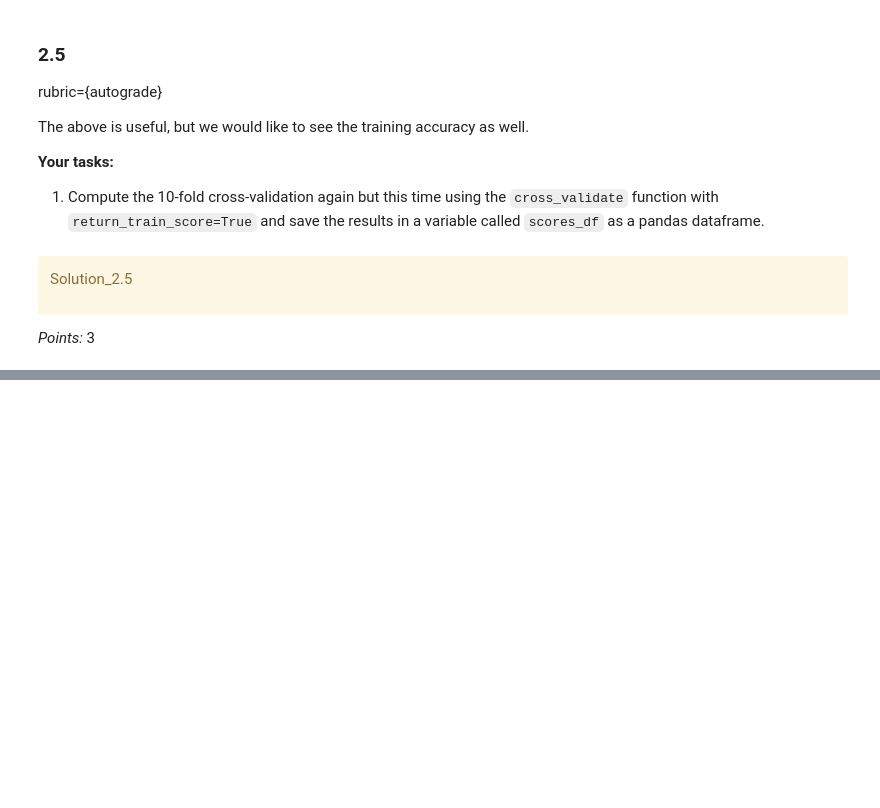
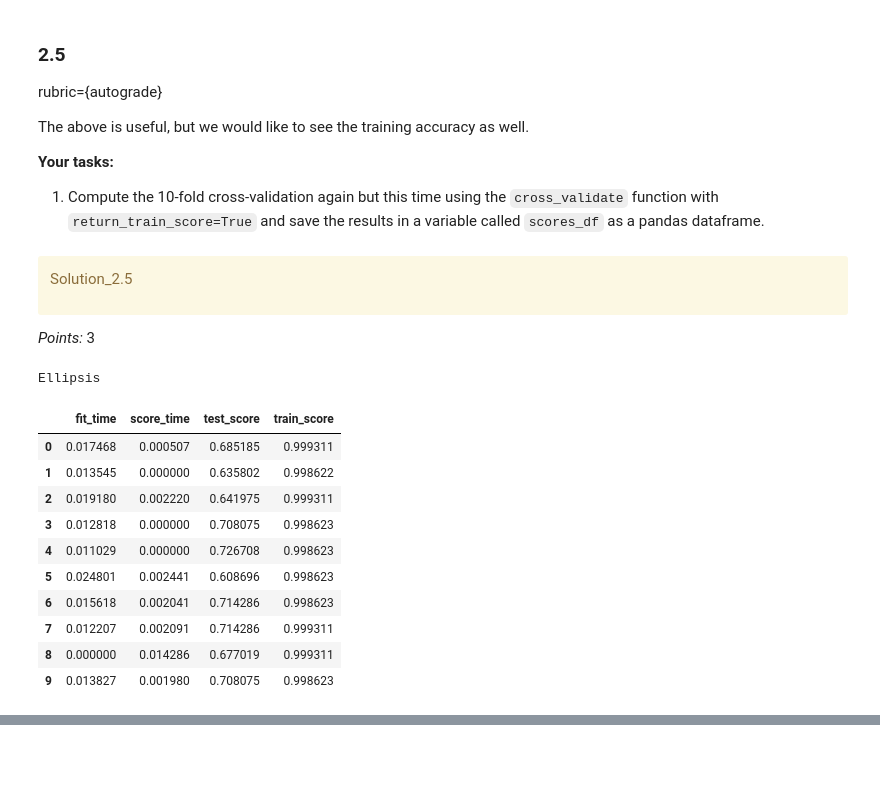
Before and after one commit to Adeesh-devanand/cpsc330-2023s, a Jupyter notebook: hw/hw2/hw2.ipynb, the cells around one changed output, grey strips where cells are left out. Cells and saved outputs as stored; diff of their text form; code cells hidden in the pictures; blank space fills up the shorter version.

```diff
--- a/hw/hw2/hw2.ipynb
+++ b/hw/hw2/hw2.ipynb
@@ -408,9 +423,25 @@ Solution_2.5
 </div>
 
 _Points:_ 3
+# %%
+scores_df = pd.DataFrame(cross_validate(spotify_tree, X_train, y_train, cv=10, return_train_score=True))
+
+...
+# %% [output]
+Ellipsis
 # %%
-scores_df = None
-
-...
+scores_df
+# %% [output]
+|  | fit_time | score_time | test_score | train_score |
+| 0 | 0.017468 | 0.000507 | 0.685185 | 0.999311 |
+| 1 | 0.013545 | 0.000000 | 0.635802 | 0.998622 |
+| 2 | 0.019180 | 0.002220 | 0.641975 | 0.999311 |
+| 3 | 0.012818 | 0.000000 | 0.708075 | 0.998623 |
+| 4 | 0.011029 | 0.000000 | 0.726708 | 0.998623 |
+| 5 | 0.024801 | 0.002441 | 0.608696 | 0.998623 |
+| 6 | 0.015618 | 0.002041 | 0.714286 | 0.998623 |
+| 7 | 0.012207 | 0.002091 | 0.714286 | 0.999311 |
+| 8 | 0.000000 | 0.014286 | 0.677019 | 0.999311 |
+| 9 | 0.013827 | 0.001980 | 0.708075 | 0.998623 |
 # %%
 grader.check("q2.5")
```
Also changed, not shown: parts of 41 cells of this notebook, 5 other files.
